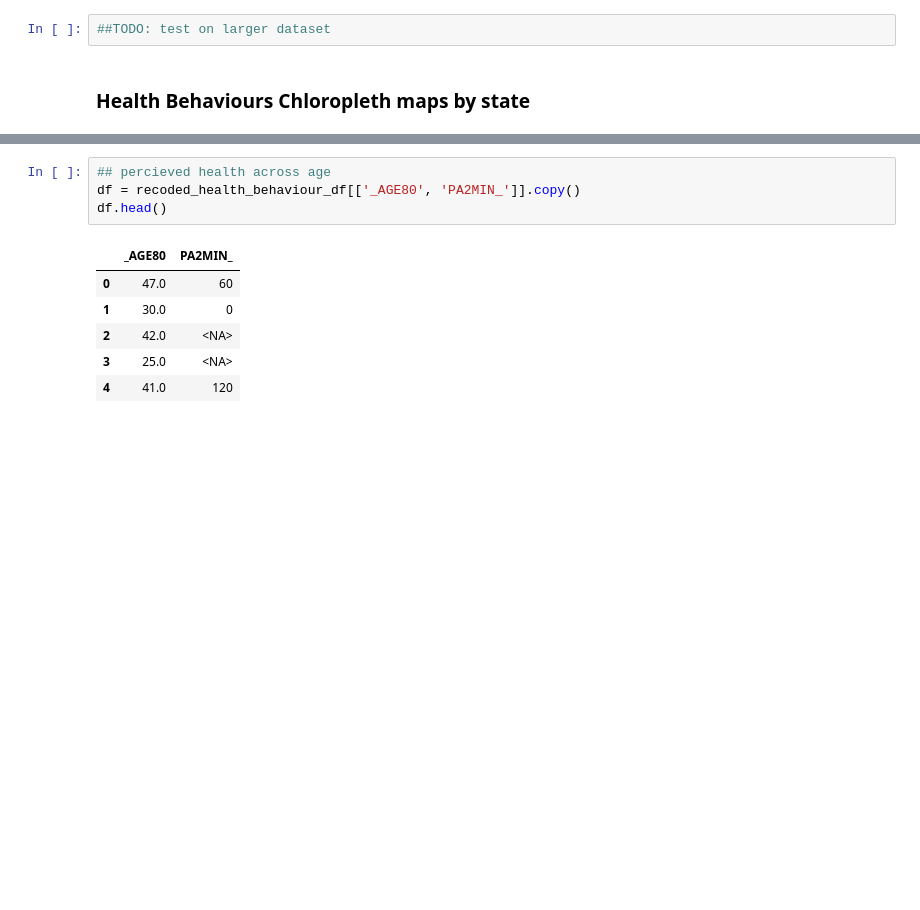
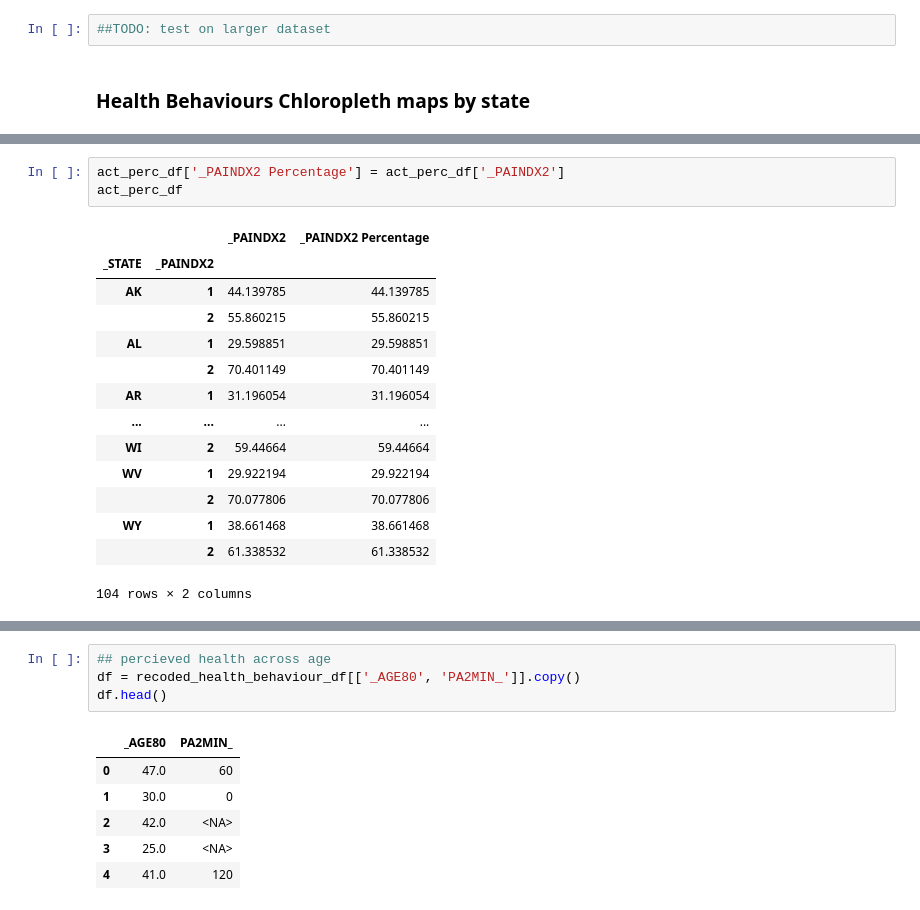
Before and after one commit to EMarksCyr/Final_Project_Health_Outcome_Prediction, a Jupyter notebook: analysis/data_exploration.ipynb, the cells around one changed output, grey strips where cells are left out. Cells and saved outputs as stored; diff of their text form; blank space fills up the shorter version.

```diff
--- a/analysis/data_exploration.ipynb
+++ b/analysis/data_exploration.ipynb
@@ -758,0 +1023,18 @@ fig.show()
+# %%
+act_perc_df['_PAINDX2 Percentage'] = act_perc_df['_PAINDX2']
+act_perc_df
+# %% [output]
+|  |  | _PAINDX2 | _PAINDX2 Percentage |
+| _STATE | _PAINDX2 |  |  |
+| AK | 1 | 44.139785 | 44.139785 |
+|  | 2 | 55.860215 | 55.860215 |
+| AL | 1 | 29.598851 | 29.598851 |
+|  | 2 | 70.401149 | 70.401149 |
+| AR | 1 | 31.196054 | 31.196054 |
+| ... | ... | ... | ... |
+| WI | 2 | 59.44664 | 59.44664 |
+| WV | 1 | 29.922194 | 29.922194 |
+|  | 2 | 70.077806 | 70.077806 |
+| WY | 1 | 38.661468 | 38.661468 |
+|  | 2 | 61.338532 | 61.338532 |
+104 rows × 2 columns
```
Also changed, not shown: parts of 43 cells of this notebook, 1 other file.
